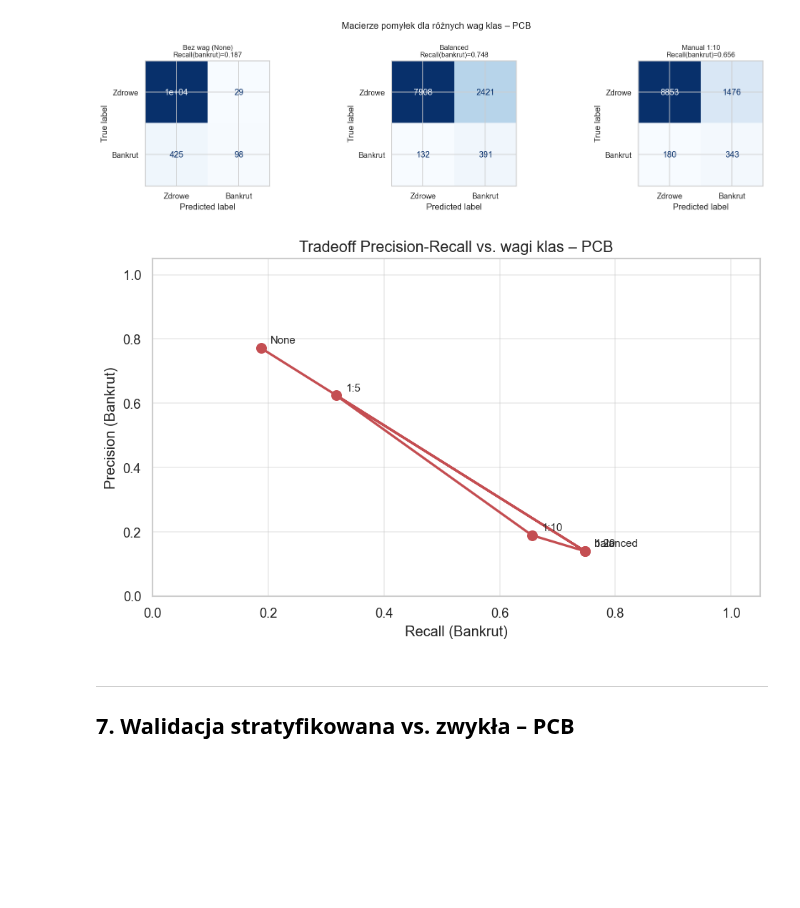
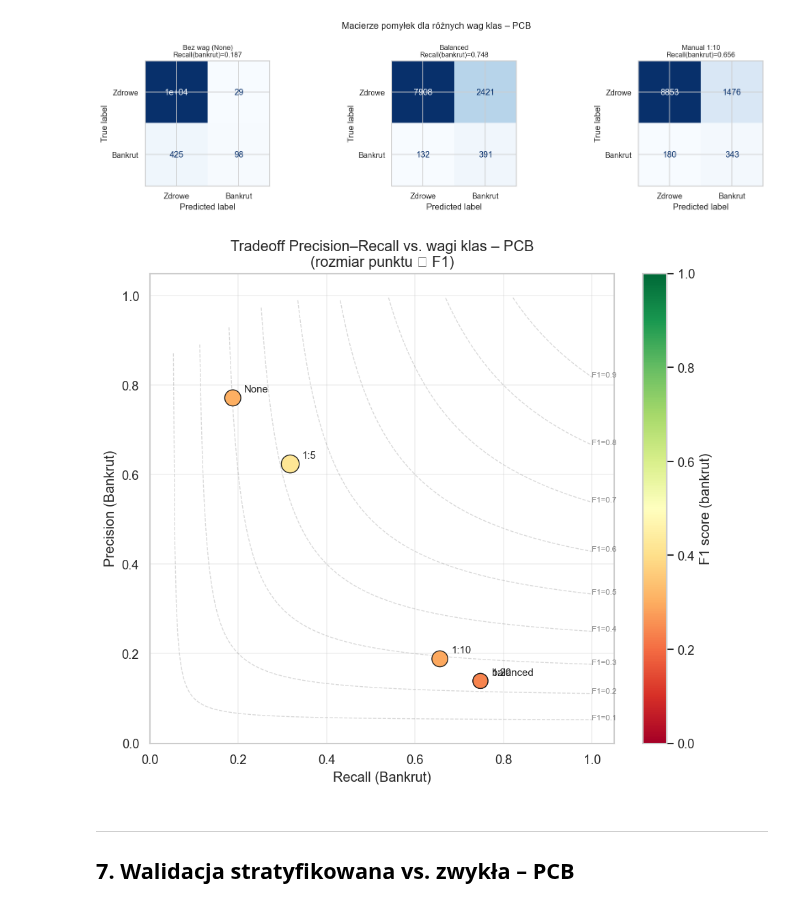
Before and after one commit to jkociecki/machine-learning-pwr, a Jupyter notebook: lab-04/lab3_CART_drzewa_decyzyjne.ipynb, the cells around one changed output. Saved outputs shown, nothing was run; the diff lists cells and outputs as text; code cells hidden in the pictures; blank space fills up the shorter version.

```diff
--- a/lab-04/lab3_CART_drzewa_decyzyjne.ipynb
+++ b/lab-04/lab3_CART_drzewa_decyzyjne.ipynb
@@ -300,7 +342,7 @@ ax2.plot(alphas_test, leaves_ccp, 's--', color='#DD8452', linewidth=2, label='Li
 ax.set_xlabel('ccp_alpha')
 ax.set_ylabel('Głębokość drzewa', color='#4C72B0')
 ax2.set_ylabel('Liczba liści', color='#DD8452')
-ax.set_title('Wpływ ccp_alpha na strukturę drzewa – WINE', fontsize=13)
+ax.set_title('Wpływ ccp_alpha na strukturę drzewa – GLASS', fontsize=13)
 lines1, labels1 = ax.get_legend_handles_labels()
 lines2, labels2 = ax2.get_legend_handles_labels()
 ax.legend(lines1 + lines2, labels1 + labels2, loc='upper right')
@@ -343,10 +385,10 @@ plt.show()
 # %% [markdown]
 ### 3.5 Ważność cech
 # %%
-clf_opt = DecisionTreeClassifier(max_depth=4, random_state=42)
-clf_opt.fit(X_tr_w, y_tr_w)
+clf_opt = DecisionTreeClassifier(max_depth=4)
+clf_opt.fit(X_tr_g, y_tr_g)
 
-importances = pd.Series(clf_opt.feature_importances_, index=wine.feature_names)
+importances = pd.Series(clf_opt.feature_importances_, index=X_glass.columns.tolist())
 importances = importances.sort_values(ascending=True)
 
 fig, ax = plt.subplots(figsize=(8, 6))
@@ -354,7 +396,7 @@ colors_fi = ['#C44E52' if v > importances.median() else '#4C72B0'
              for v in importances.values]
 importances.plot.barh(ax=ax, color=colors_fi, edgecolor='white')
 ax.axvline(0, color='black', linewidth=0.8)
-ax.set_title('Ważność cech – WINE (max_depth=4)', fontsize=13)
+ax.set_title('Ważność cech – GLASS (max_depth=4)', fontsize=13)
 ax.set_xlabel('Feature Importance (Gini)')
 for i, v in enumerate(importances.values):
     if v > 0.01:
@@ -375,9 +417,9 @@ heat_matrix = np.zeros((len(depths_grid), len(msl_grid)))
 
 for i, d in enumerate(depths_grid):
     for j, msl in enumerate(msl_grid):
-        clf = DecisionTreeClassifier(max_depth=d, min_samples_leaf=msl, random_state=42)
-        clf.fit(X_tr_w, y_tr_w)
-        heat_matrix[i, j] = accuracy_score(y_te_w, clf.predict(X_te_w))
+        clf = DecisionTreeClassifier(max_depth=d, min_samples_leaf=msl)
+        clf.fit(X_tr_g, y_tr_g)
+        heat_matrix[i, j] = accuracy_score(y_te_g, clf.predict(X_te_g))
 
 heat_df = pd.DataFrame(
     heat_matrix,
@@ -392,7 +434,7 @@ sns.heatmap(heat_df, ax=ax, annot=True, fmt='.3f',
             cbar_kws={'label': 'Dokładność (test)'})
 ax.set_xlabel('min_samples_leaf', fontsize=12)
 ax.set_ylabel('max_depth', fontsize=12)
-ax.set_title('Siatka hiperparametrów: max_depth × min_samples_leaf – WINE',
+ax.set_title('Siatka hiperparametrów: max_depth × min_samples_leaf – GLASS',
              fontsize=13)
 plt.tight_layout()
 plt.show()
@@ -534,7 +576,7 @@ print('> Prawy wykres (max_depth=4): gap mniejszy → lepiej uogólnia.')
 # %%
 X_tr_p, X_te_p, y_tr_p, y_te_p = train_test_split(
     X_pcb_imp, y_pcb_s, test_size=0.25,
-    random_state=42, stratify=y_pcb_s
+    stratify=y_pcb_s
 )
 
 print(f'Train: {y_tr_p.value_counts().to_dict()}')
@@ -626,22 +668,42 @@ plt.show()
 # %% [output]
 [figure]
 # %%
-fig, ax = plt.subplots(figsize=(8, 5))
-ax.plot(res_df['Recall (1)'], res_df['Precision (1)'],
-        'o-', color='#C44E52', linewidth=2, markersize=8)
+fig, ax = plt.subplots(figsize=(8, 7))
+
+# iso-F1 lines
+f1_levels = [0.1, 0.2, 0.3, 0.4, 0.5, 0.6, 0.7, 0.8, 0.9]
+for f1_val in f1_levels:
+    recall_range = np.linspace(0.01, 1.0, 300)
+    prec_iso = f1_val * recall_range / (2 * recall_range - f1_val)
+    mask = (prec_iso >= 0) & (prec_iso <= 1)
+    ax.plot(recall_range[mask], prec_iso[mask], '--', color='gray', alpha=0.3, linewidth=0.8)
+    idx = mask.nonzero()[0][-1]
+    ax.text(recall_range[idx], prec_iso[idx], f'F1={f1_val:.1f}', fontsize=7, color='gray')
+
+# oblicz f1 dla każdej konfiguracji
+f1_vals_plot = 2 * res_df['Precision (1)'] * res_df['Recall (1)'] / (
+    res_df['Precision (1)'] + res_df['Recall (1)'] + 1e-9)
+sizes = 80 + 400 * f1_vals_plot
+
+sc = ax.scatter(res_df['Recall (1)'], res_df['Precision (1)'],
+                s=sizes, c=f1_vals_plot, cmap='RdYlGn',
+                vmin=0, vmax=1, zorder=5, edgecolors='k', linewidth=0.8)
+
 for i, row in res_df.iterrows():
     ax.annotate(labels_short[i],
                 (row['Recall (1)'], row['Precision (1)']),
-                textcoords='offset points', xytext=(8, 4), fontsize=9)
+                textcoords='offset points', xytext=(10, 5), fontsize=9,
+                arrowprops=dict(arrowstyle='->', color='gray', lw=0.8))
+
+plt.colorbar(sc, ax=ax, label='F1 score (bankrut)')
 ax.set_xlabel('Recall (Bankrut)', fontsize=12)
 ax.set_ylabel('Precision (Bankrut)', fontsize=12)
-ax.set_title('Tradeoff Precision-Recall vs. wagi klas – PCB', fontsize=13)
-ax.grid(True, alpha=0.4)
+ax.set_title('Tradeoff Precision–Recall vs. wagi klas – PCB\n(rozmiar punktu ∝ F1)', fontsize=13)
 ax.set_xlim(0, 1.05); ax.set_ylim(0, 1.05)
-plt.tight_layout()
-plt.show()
+ax.grid(True, alpha=0.3)
+plt.tight_layout(); plt.show()
 # %% [output]
-[figure, old version]
+[figure, new version]
 # %% [markdown]
 ---
 ## 7. Walidacja stratyfikowana vs. zwykła – PCB
```
Also changed, not shown: parts of 35 cells of this notebook, 1 other file.
